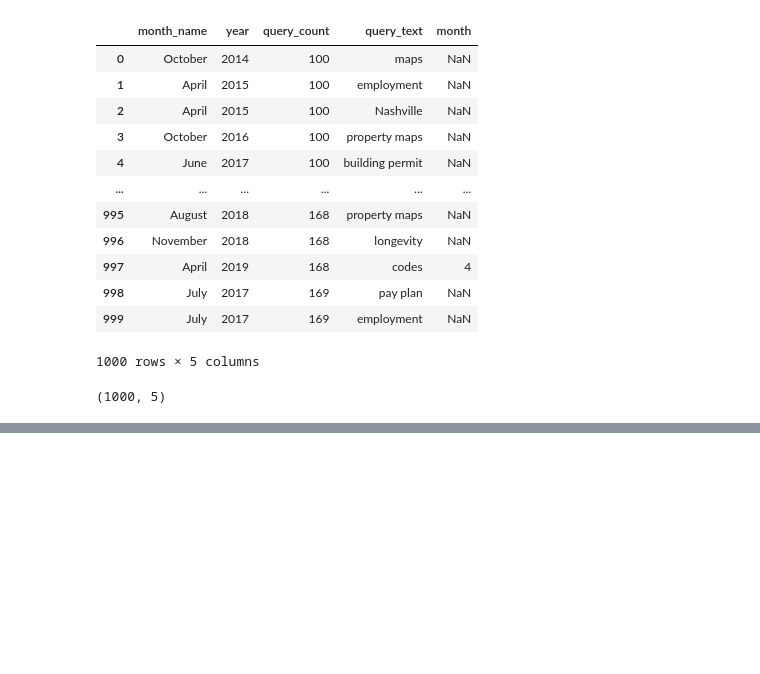
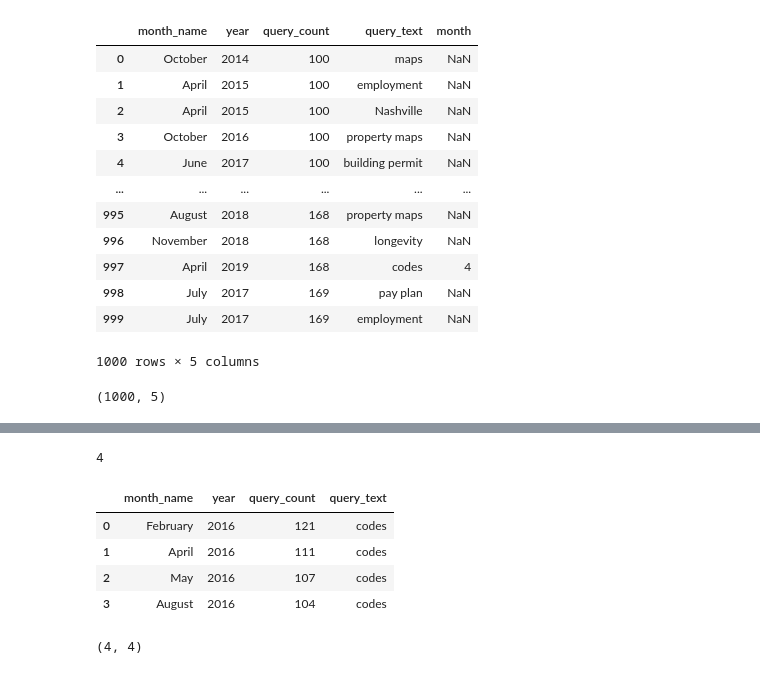
Before and after one commit to NSS-Full-Time-Data-Analytics-11/api-project-rileyhigg, a Jupyter notebook: API Project.ipynb, the cells around one changed output, grey strips where cells are left out. Drawn from its saved outputs; the diff is of its cells as text; code cells hidden in the pictures; blank space fills up the shorter version.

```diff
--- a/API Project.ipynb
+++ b/API Project.ipynb
@@ -169,0 +177,8 @@ month100.shape
+# %%
+endpoint = 'https://data.nashville.gov/resource/fuaa-r5cm.json'
+params = {"$where":"query_count>100",
+         "query_text":"codes",
+         "year":"2016"}
+
+response4 = requests.get(endpoint, params=params)
+response4.json()
@@ -169,0 +202,17 @@ month100.shape
+# %%
+len(response4.json())
+# %% [output]
+4
+# %%
+codes100 = pd.DataFrame(response4.json())
+codes100
+# %% [output]
+|  | month_name | year | query_count | query_text |
+| 0 | February | 2016 | 121 | codes |
+| 1 | April | 2016 | 111 | codes |
+| 2 | May | 2016 | 107 | codes |
+| 3 | August | 2016 | 104 | codes |
+# %%
+codes100.shape
+# %% [output]
+(4, 4)
```
Also changed, not shown: parts of 11 cells of this notebook.
